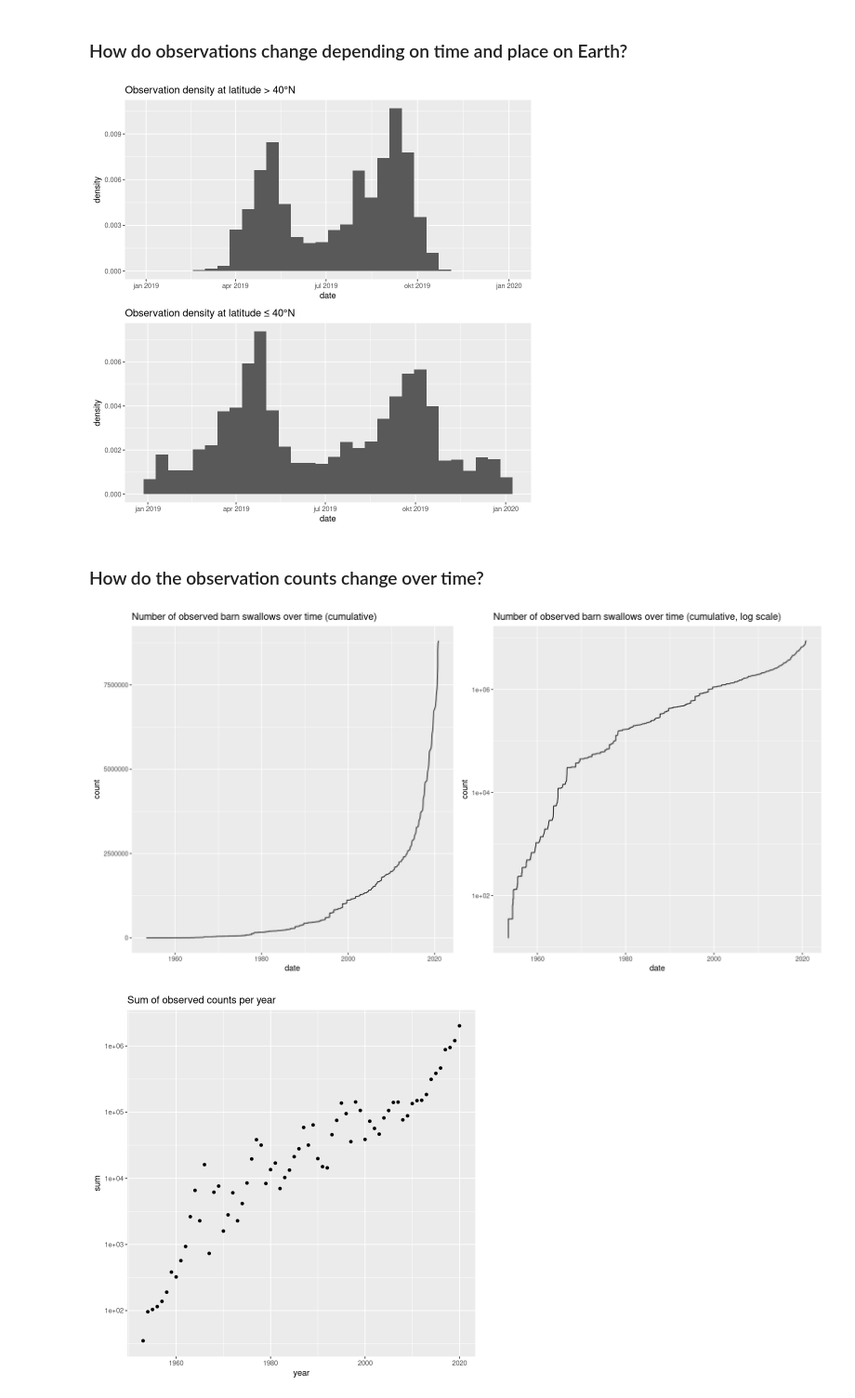
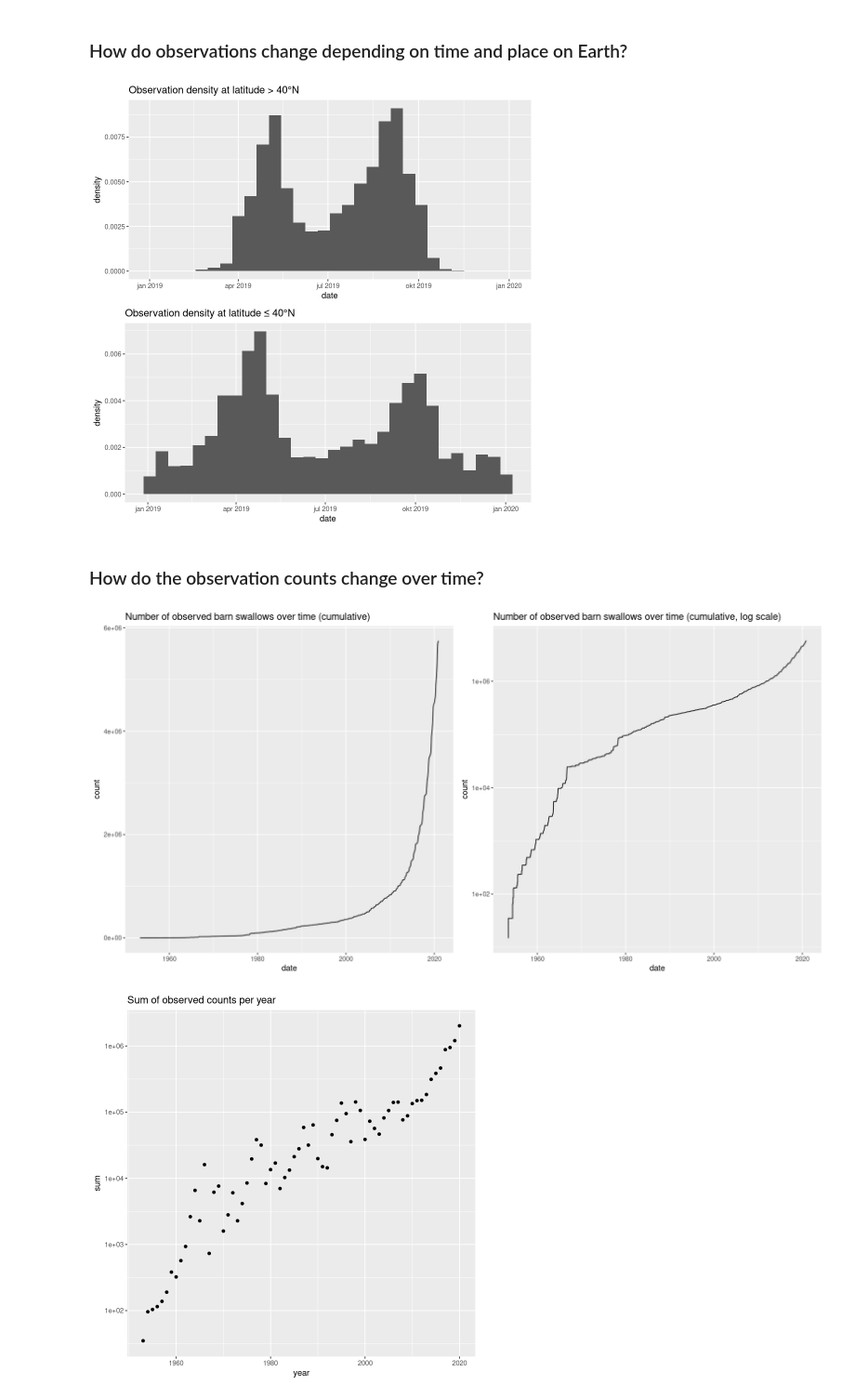
Before and after one commit to nimobeeren/2IMV20, a Jupyter notebook: InfoVis/scripts/ebird/playground.ipynb, the cells around one changed output. Shown: that part at 93% size. Drawn from its saved outputs; the diff is of its cells as text; code cells hidden in the pictures.

```diff
--- a/InfoVis/scripts/ebird/playground.ipynb
+++ b/InfoVis/scripts/ebird/playground.ipynb
@@ -22,0 +30,2 @@ The following objects are masked from ‘package:base’:
+# %%
+d_data <- "../../app/public/data/ebird/"
@@ -23,10 +42,13 @@ The following objects are masked from ‘package:base’:
 # %%
-ebd_raw <- read.csv("../../app/public/data/ebird/ebd_export.csv", header = FALSE, col.names = c("date", "lat", "lon", "count"))
-
-# convert dates from numbers to dates
-ebd <- ebd_raw %>%
+read_ebd_csv <- function (filename) {
+    read.csv(
+        paste0(d_data, filename),
+        header = FALSE,
+        col.names = c("date", "lat", "lon", "count")
+    ) %>%
+    # convert numbers to dates
     mutate(
         date = as_date(date)
-    )
-
-glimpse(ebd)
+    ) %>%
+    return
+}
@@ -68,0 +70,2 @@ $ species_comments             <chr> NA, NA, NA, NA, "flyovers", NA, NA, NA, …
+# %%
+ebd_raw <- read_ebd_csv("ebd_barswa_1950_2020.csv")
@@ -68,0 +76,2 @@ $ species_comments             <chr> NA, NA, NA, NA, "flyovers", NA, NA, NA, …
+# %%
+ebd <- ebd_raw %>% filter(count < 1000)
@@ -92,29 +153,29 @@ plot_south <- ggplot(ebd_south) +
 options(repr.plot.width=8, repr.plot.height=8)
 grid.arrange(plot_north, plot_south)
 # %% [output]
-[figure, old version]
+[figure, new version]
 # %% [markdown]
 ### How do the observation counts change over time?
 # %%
 ebd_acc <- ebd %>%
-    arrange(as.integer(date)) %>%
+    arrange(date) %>%
     mutate(
         count_acc = accumulate(count, `+`)
     )
 
 plot_linear <- ggplot(ebd_acc) +
     geom_step(aes(x=date, y=count_acc)) +
     ylab("count") +
     labs(title="Number of observed barn swallows over time (cumulative)")
 
 plot_log <- plot_linear +
     scale_y_log10() +
     labs(title="Number of observed barn swallows over time (cumulative, log scale)")
 
 options(repr.plot.width=14, repr.plot.height=7)
 grid.arrange(plot_linear, plot_log, ncol=2)
 # %% [output]
-[figure, old version]
+[figure, new version]
 # %%
 ebd_month_sum <- ebd %>%
     mutate(
```
Also changed, not shown: parts of 29 cells of this notebook.
